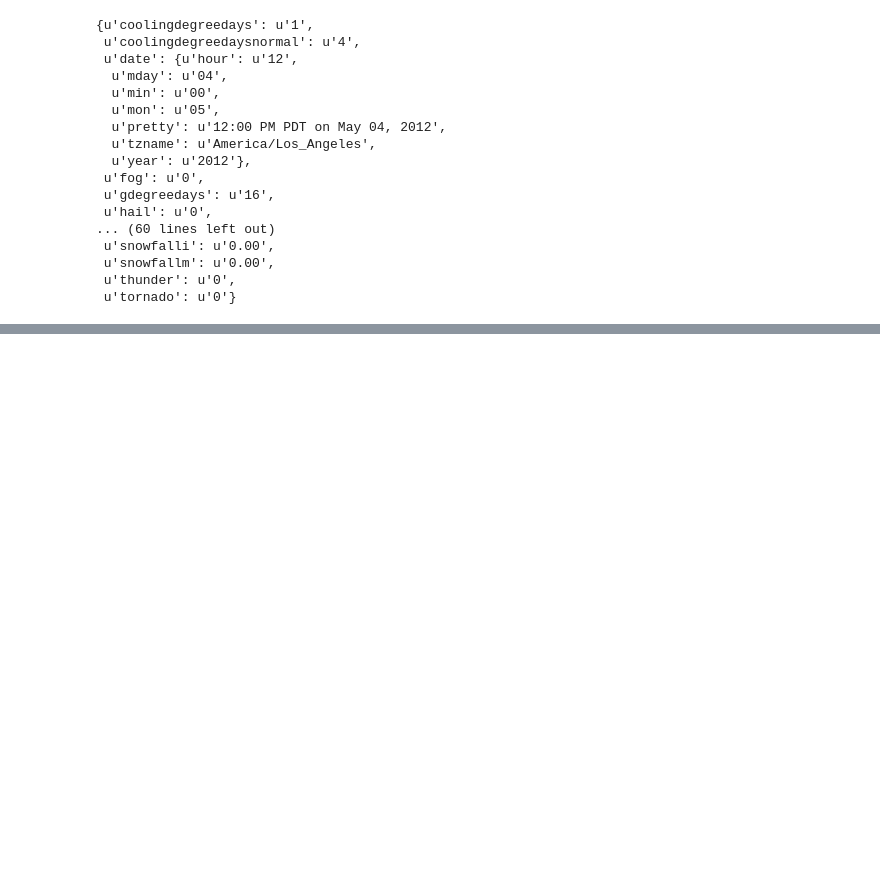
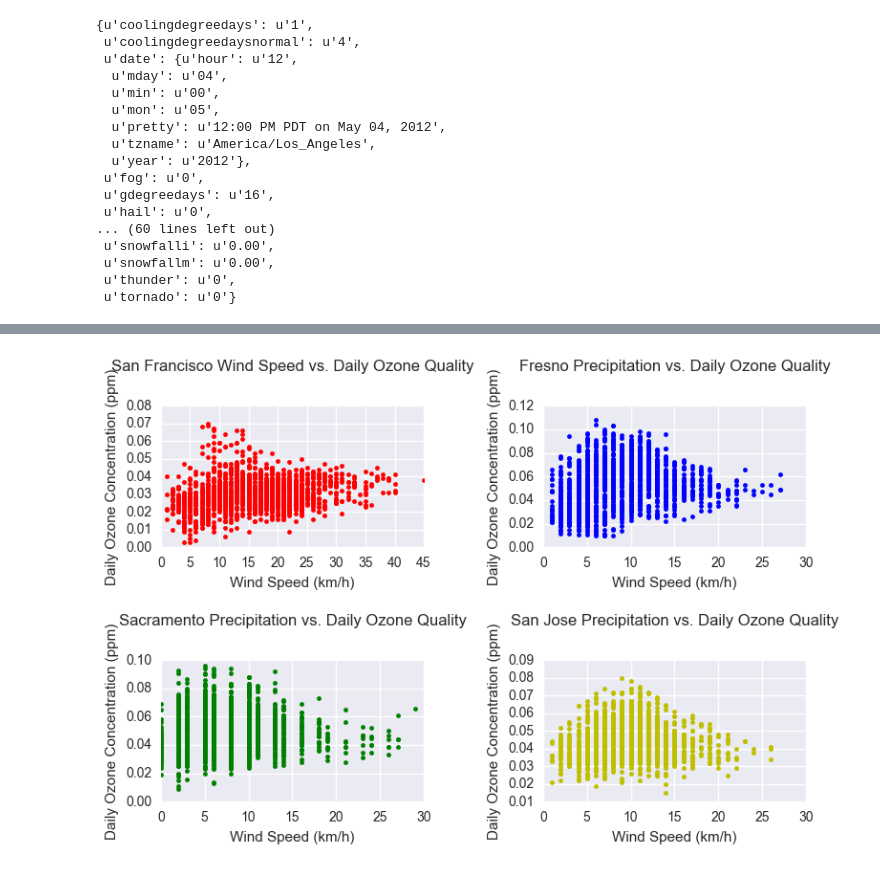
Before and after one commit to lhyhyfwjwf/pollution, a Jupyter notebook: weather-data.ipynb, the cells around one changed output, grey strips where cells are left out. Cells and saved outputs as stored; diff of their text form; code cells hidden in the pictures; blank space fills up the shorter version.

```diff
--- a/weather-data.ipynb
+++ b/weather-data.ipynb
@@ -94,0 +104,39 @@ plt.show()
+# %%
+plt.figure()
+
+plt.subplot(221)
+plt.plot(df.loc[df['city'] == 'San_Francisco']['windspd'], df.loc[df['city'] == 'San_Francisco']['Daily Max 8-hour Ozone Concentration'], 'r.')
+plt.xlabel('Wind Speed (km/h)')
+plt.ylabel('Daily Ozone Concentration (ppm)')
+plt.title('San Francisco Wind Speed vs. Daily Ozone Quality')
+ttl = plt.gca().title
+ttl.set_position([.5, 1.2])
+
+plt.subplot(222)
+plt.plot(df.loc[df['city'] == 'Fresno']['windspd'], df.loc[df['city'] == 'Fresno']['Daily Max 8-hour Ozone Concentration'], 'b.')
+plt.xlabel('Wind Speed (km/h)')
+plt.ylabel('Daily Ozone Concentration (ppm)')
+plt.title('Fresno Precipitation vs. Daily Ozone Quality')
+ttl = plt.gca().title
+ttl.set_position([.5, 1.2])
+
+plt.subplot(223)
+plt.plot(df.loc[df['city'] == 'Sacramento']['windspd'], df.loc[df['city'] == 'Sacramento']['Daily Max 8-hour Ozone Concentration'], 'g.')
+plt.xlabel('Wind Speed (km/h)')
+plt.ylabel('Daily Ozone Concentration (ppm)')
+plt.title('Sacramento Precipitation vs. Daily Ozone Quality')
+ttl = plt.gca().title
+ttl.set_position([.5, 1.2])
+
+plt.subplot(224)
+plt.plot(df.loc[df['city'] == 'San_Jose']['windspd'], df.loc[df['city'] == 'San_Jose']['Daily Max 8-hour Ozone Concentration'], 'y.')
+plt.xlabel('Wind Speed (km/h)')
+plt.ylabel('Daily Ozone Concentration (ppm)')
+plt.title('San Jose Precipitation vs. Daily Ozone Quality')
+ttl = plt.gca().title
+ttl.set_position([.5, 1.2])
+
+plt.tight_layout()
+plt.show()
+# %% [output]
+[figure, added]
```
Also changed, not shown: parts of 6 cells of this notebook.
